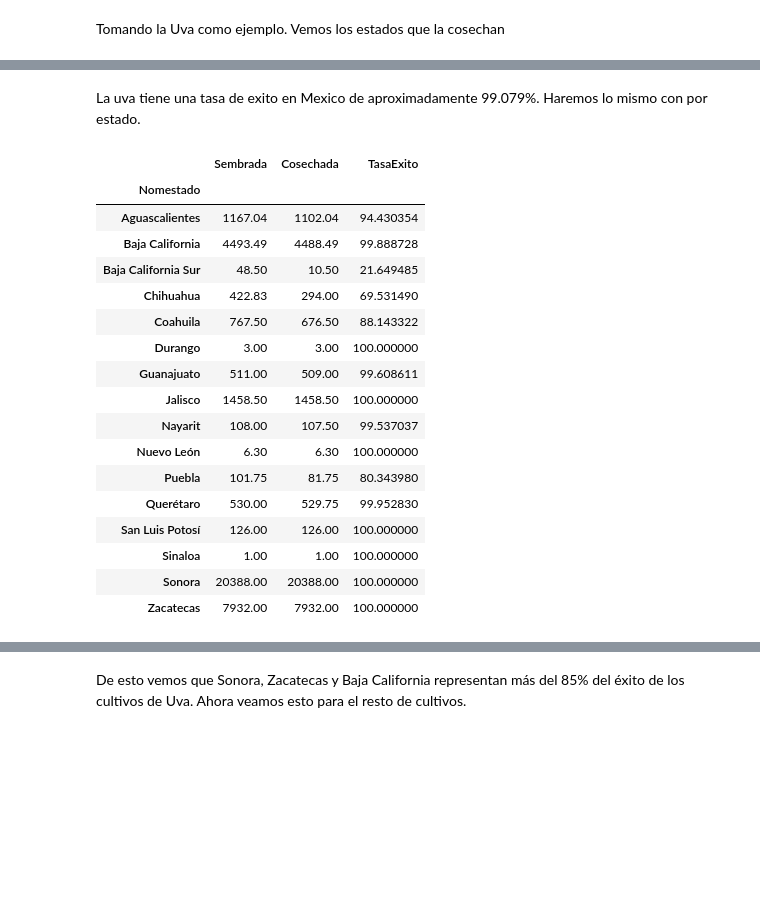
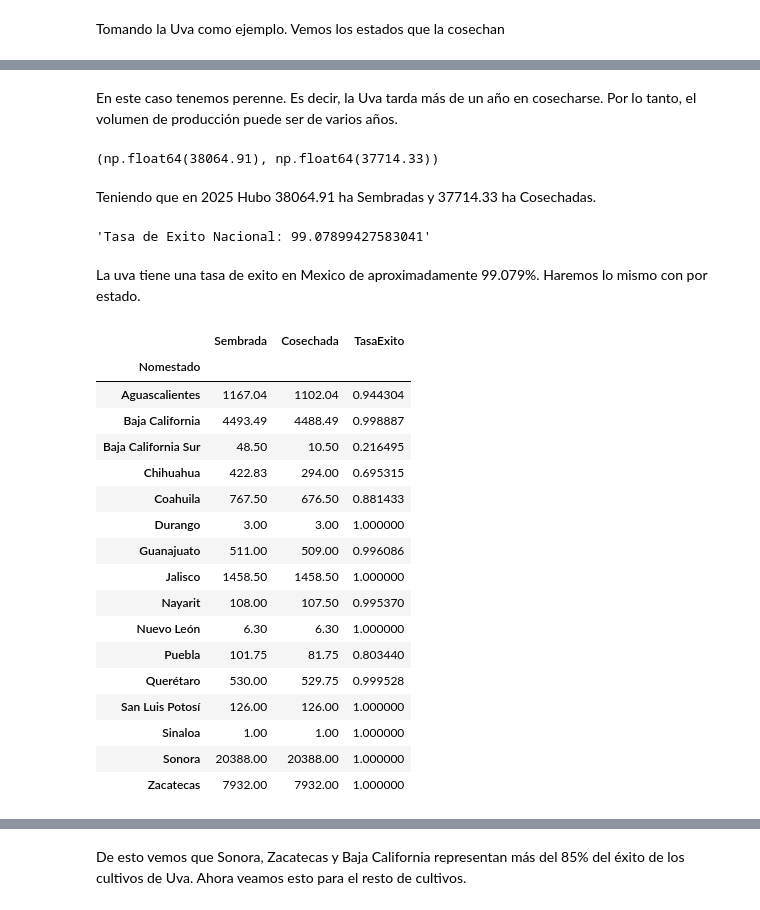
Before and after one commit to MCDagro3/proyecto_agronomia, a Jupyter notebook: notebooks/agroprod_3.ipynb, the cells around one changed output, grey strips where cells are left out. Drawn from its saved outputs; the diff is of its cells as text; code cells hidden in the pictures; blank space fills up the shorter version.

```diff
--- a/notebooks/agroprod_3.ipynb
+++ b/notebooks/agroprod_3.ipynb
@@ -40,8 +45,6 @@ crop_s
 # %% [markdown]
 Tomando la Uva como ejemplo. Vemos los estados que la cosechan
 # %%
-prod_crop = prodagro[prodagro['Nomcultivo']==crop_s]
-print(f"Estados que siembran {crop_s}", prod_crop['Nomestado'].unique().tolist())
-crop_rate = prod_crop['Cosechada'].sum() / prod_crop['Sembrada'].sum()
-print(f"Tasa de Exito en México de {crop_s}: {crop_rate*100:2f}")
+prod_crops = prodagro[prodagro['Nomcultivo'] == crop_s]
+prod_crops['Nomestado'].unique().tolist()
 # %% [output]
@@ -50,25 +75,37 @@ Tasa de Exito en México de Uva: 99.078994
+# %% [markdown]
+En este caso tenemos perenne. Es decir, la Uva tarda más de un año en cosecharse. Por lo tanto, el volumen de producción puede ser de varios años.
+# %%
+prod_crops['Sembrada'].sum(), prod_crops['Cosechada'].sum()
+# %% [output]
+(np.float64(38064.91), np.float64(37714.33))
+# %% [markdown]
+Teniendo que en 2025 Hubo 38064.91 ha Sembradas y 37714.33 ha Cosechadas.
+# %%
+f"Tasa de Exito Nacional: {prod_crops['Cosechada'].sum() / prod_crops['Sembrada'].sum() * 100}"
+# %% [output]
+'Tasa de Exito Nacional: 99.07899427583041'
 # %% [markdown]
 La uva tiene una tasa de exito en Mexico de aproximadamente 99.079%. Haremos lo mismo con por estado.
 # %%
-prod_crop_ent = prod_crop.groupby("Nomestado")[['Sembrada','Cosechada']].sum()
-prod_crop_ent['TasaExito'] = prod_crop_ent['Cosechada'] / prod_crop_ent['Sembrada'] * 100
+prod_crop_ent = prod_crops.groupby("Nomestado")[['Sembrada','Cosechada']].sum()
+prod_crop_ent['TasaExito'] = prod_crop_ent['Cosechada'] / prod_crop_ent['Sembrada']
 prod_crop_ent
 # %% [output]
 |  | Sembrada | Cosechada | TasaExito |
 | Nomestado |  |  |  |
-| Aguascalientes | 1167.04 | 1102.04 | 94.430354 |
-| Baja California | 4493.49 | 4488.49 | 99.888728 |
-| Baja California Sur | 48.50 | 10.50 | 21.649485 |
-| Chihuahua | 422.83 | 294.00 | 69.531490 |
-| Coahuila | 767.50 | 676.50 | 88.143322 |
-| Durango | 3.00 | 3.00 | 100.000000 |
-| Guanajuato | 511.00 | 509.00 | 99.608611 |
-| Jalisco | 1458.50 | 1458.50 | 100.000000 |
-| Nayarit | 108.00 | 107.50 | 99.537037 |
-| Nuevo León | 6.30 | 6.30 | 100.000000 |
-| Puebla | 101.75 | 81.75 | 80.343980 |
-| Querétaro | 530.00 | 529.75 | 99.952830 |
-| San Luis Potosí | 126.00 | 126.00 | 100.000000 |
-| Sinaloa | 1.00 | 1.00 | 100.000000 |
-| Sonora | 20388.00 | 20388.00 | 100.000000 |
-| Zacatecas | 7932.00 | 7932.00 | 100.000000 |
+| Aguascalientes | 1167.04 | 1102.04 | 0.944304 |
+| Baja California | 4493.49 | 4488.49 | 0.998887 |
+| Baja California Sur | 48.50 | 10.50 | 0.216495 |
+| Chihuahua | 422.83 | 294.00 | 0.695315 |
+| Coahuila | 767.50 | 676.50 | 0.881433 |
+| Durango | 3.00 | 3.00 | 1.000000 |
+| Guanajuato | 511.00 | 509.00 | 0.996086 |
+| Jalisco | 1458.50 | 1458.50 | 1.000000 |
+| Nayarit | 108.00 | 107.50 | 0.995370 |
+| Nuevo León | 6.30 | 6.30 | 1.000000 |
+| Puebla | 101.75 | 81.75 | 0.803440 |
+| Querétaro | 530.00 | 529.75 | 0.999528 |
+| San Luis Potosí | 126.00 | 126.00 | 1.000000 |
+| Sinaloa | 1.00 | 1.00 | 1.000000 |
+| Sonora | 20388.00 | 20388.00 | 1.000000 |
+| Zacatecas | 7932.00 | 7932.00 | 1.000000 |
```
Also changed, not shown: parts of 17 cells of this notebook, 4 other files.
